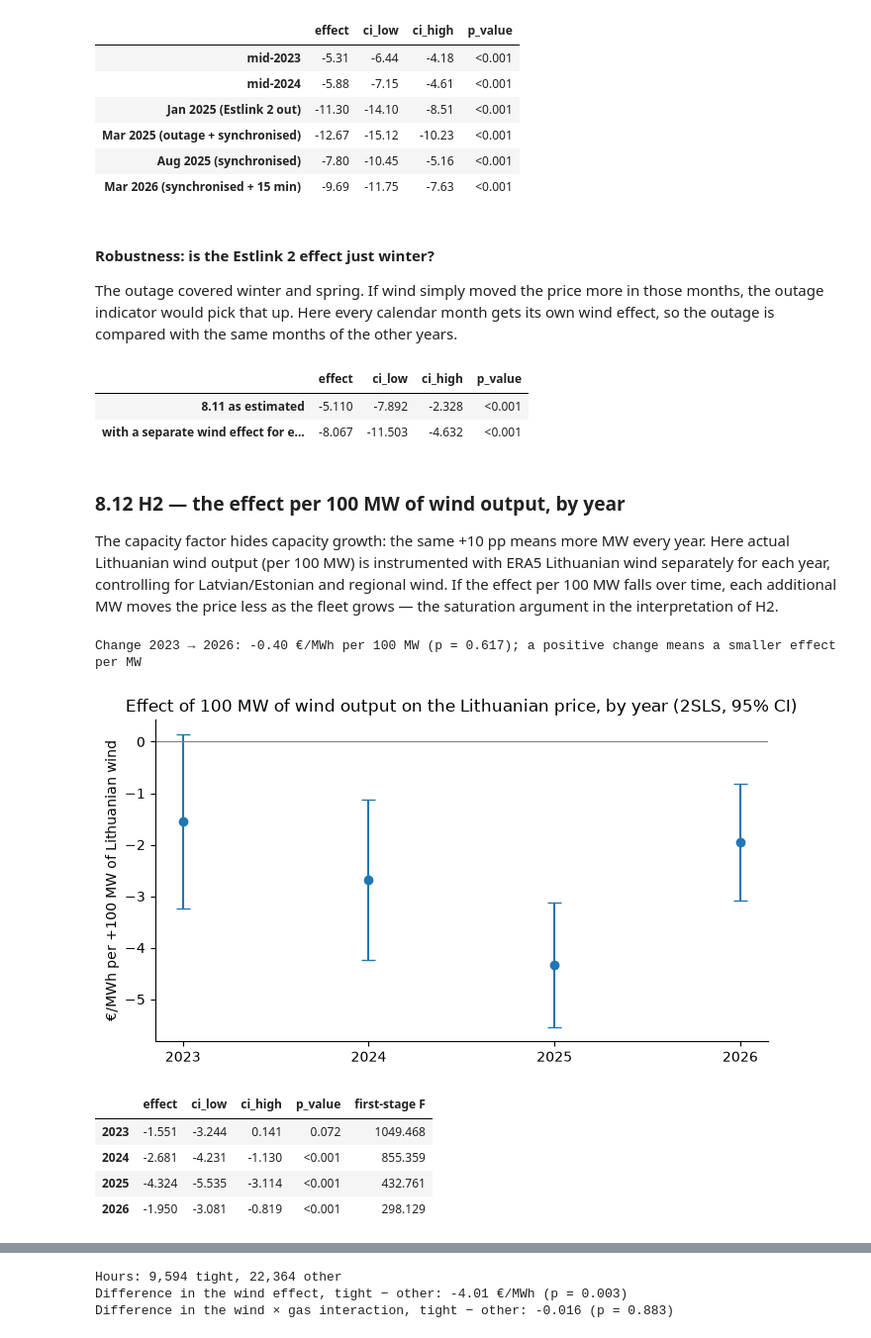
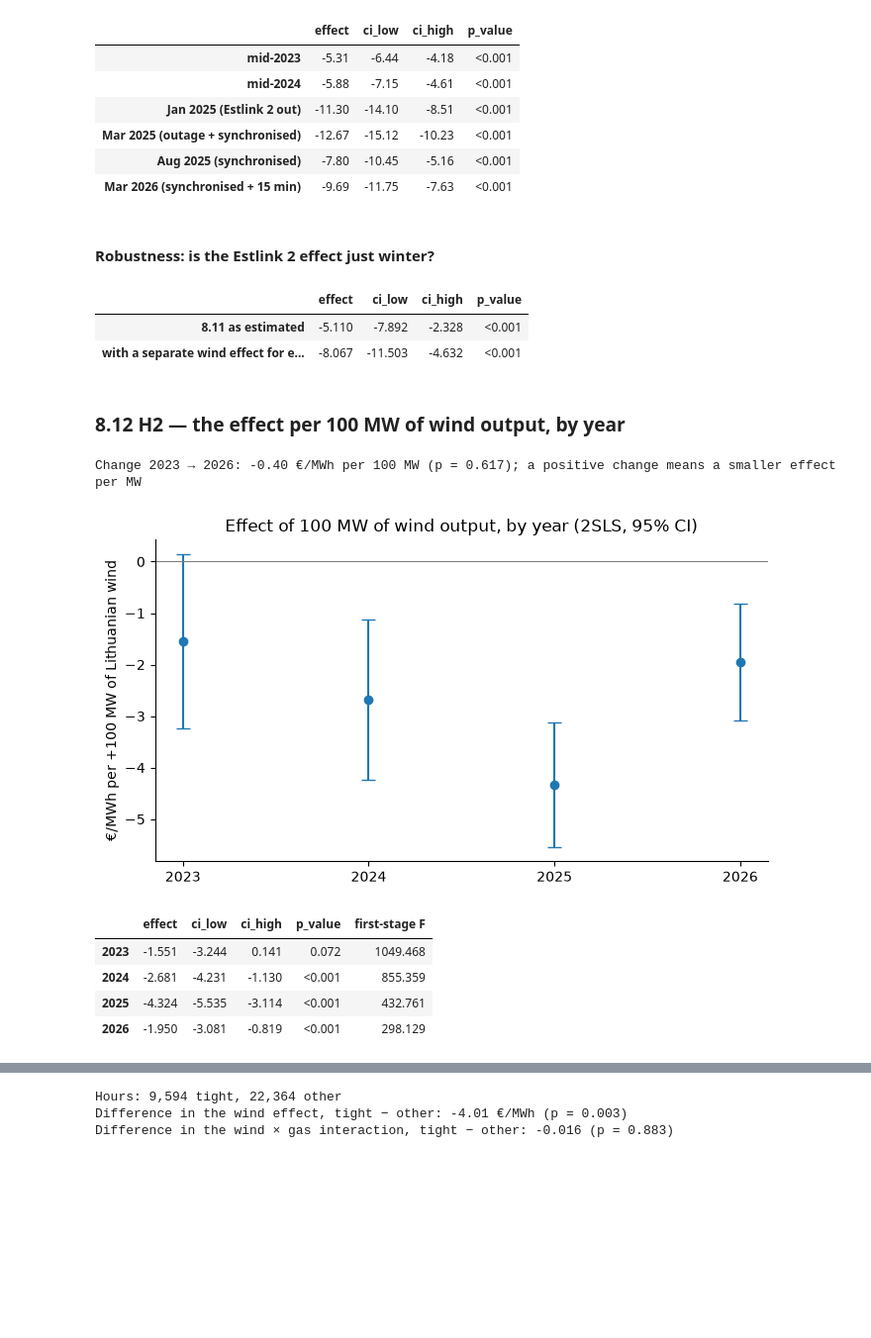
Before and after one commit to MangirdasMikalkenas/Weather_as_a_price_driver_-_Lithuanian_day-ahead_power_prices-_2023-2026, a Jupyter notebook: notebooks/01_price_drivers.ipynb, the cells around one changed output, grey strips where cells are left out. Shown at 99% size. Drawn from its saved outputs; the diff is of its cells as text; code cells hidden in the pictures; blank space fills up the shorter version.

Commit message:
Save charts as SVG and PNG; report uses SVG; remove stale figures; removed analysis from notebooks and moved them to proper results_analysis.md document; wrote a deeper analysis

```diff
--- a/notebooks/01_price_drivers.ipynb
+++ b/notebooks/01_price_drivers.ipynb
@@ -41,6 +16,11 @@ ROOT = Path.cwd() if (Path.cwd() / "data").exists() else Path.cwd().parent
 FIG = ROOT / "figures"
 FIG.mkdir(exist_ok=True)
 
+def save(fig, name):
+    # Save a chart twice: SVG stays sharp at any width (used in results_analysis.md), PNG suits slides and documents.
+    for ext in ("svg", "png"):
+        fig.savefig(FIG / f"{name}.{ext}", dpi=150, bbox_inches="tight")
+
 HAC = {"cov_type": "HAC", "cov_kwds": {"maxlags": 48}}  # errors correlated over up to 48 hours
 plt.rcParams.update({"figure.figsize": (9, 4.5), "axes.spines.top": False, "axes.spines.right": False})
 
@@ -662,9 +546,6 @@ pd.DataFrame({label: wind_effect_at(day) for label, day in dates.items()}).T.pip
 | Mar 2026 (synchronised + 15 min) | -9.69 | -11.75 | -7.63 | <0.001 |
 # %% [markdown]
 #### Robustness: is the Estlink 2 effect just winter?
-The outage covered winter and spring. If wind simply moved the price more in those months, the outage
-indicator would pick that up. Here every calendar month gets its own wind effect, so the outage is compared
-with the same months of the other years.
 # %%
 m_breaks_month = smf.ols(
     "price ~ wind_baltic:C(month_local) + wind_baltic:trend + wind_baltic:estlink2_out + wind_baltic:post_sync"
@@ -680,45 +561,41 @@ pd.DataFrame({
 | with a separate wind effect for e... | -8.067 | -11.503 | -4.632 | <0.001 |
 # %% [markdown]
 ### 8.12 H2 — the effect per 100 MW of wind output, by year
-The capacity factor hides capacity growth: the same +10 pp means more MW every year. Here actual Lithuanian
-wind output (per 100 MW) is instrumented with ERA5 Lithuanian wind separately for each year, controlling for
-Latvian/Estonian and regional wind. If the effect per 100 MW falls over time, each additional MW moves the
-price less as the fleet grows — the saturation argument in the interpretation of H2.
 # %%
 from scipy import stats
 
 d_iv_year = d.dropna(subset=["wind_mw_100", "wind_lt", "wind_lv_ee"]).copy()
 for y in years:
     d_iv_year[f"wind_mw_100_{y}"] = d_iv_year["wind_mw_100"] * (d_iv_year["year"] == y)
     d_iv_year[f"wind_lt_{y}"] = d_iv_year["wind_lt"] * (d_iv_year["year"] == y)
 endog = " + ".join(f"wind_mw_100_{y}" for y in years)
 instruments = " + ".join(f"wind_lt_{y}" for y in years)
 m_iv_year = IV2SLS.from_formula(f"price ~ 1 + {IV_CONTROLS} + [{endog} ~ {instruments}]", data=d_iv_year).fit(
     cov_type="kernel", kernel="bartlett", bandwidth=48)
 
 per_mw = pd.DataFrame({y: effect(m_iv_year, f"wind_mw_100_{y}") for y in years}).T
 per_mw["first-stage F"] = [m_iv_year.first_stage.diagnostics.loc[f"wind_mw_100_{y}", "f.stat"] for y in years]
 
 first, last = f"wind_mw_100_{years[0]}", f"wind_mw_100_{years[-1]}"
 b, V = m_iv_year.params, m_iv_year.cov
 diff_mw = b[last] - b[first]
 p_mw = 2 * (1 - stats.norm.cdf(abs(diff_mw / np.sqrt(V.loc[last, last] + V.loc[first, first] - 2 * V.loc[last, first]))))
 print(f"Change {years[0]} → {years[-1]}: {diff_mw:+.2f} €/MWh per 100 MW ({fmt_p(p_mw)}); "
       "a positive change means a smaller effect per MW")
 
 fig, ax = plt.subplots(figsize=(7, 4))
 ax.errorbar(per_mw.index.astype(str), per_mw["effect"],
             yerr=[per_mw["effect"] - per_mw["ci_low"], per_mw["ci_high"] - per_mw["effect"]], fmt="o", capsize=5)
 ax.axhline(0, color="grey", lw=0.8)
 ax.set_ylabel("€/MWh per +100 MW of Lithuanian wind")
-ax.set_title("Effect of 100 MW of wind output on the Lithuanian price, by year (2SLS, 95% CI)")
+ax.set_title("Effect of 100 MW of wind output, by year (2SLS, 95% CI)")
 fig.tight_layout()
-fig.savefig(FIG / "q1_effect_per_100mw_by_year.png", dpi=150)
+save(fig, "q1_effect_per_100mw_by_year")
 plt.show()
 show(per_mw)
 # %% [output]
 Change 2023 → 2026: -0.40 €/MWh per 100 MW (p = 0.617); a positive change means a smaller effect per MW
-[figure, old version]
+[figure, new version]
 |  | effect | ci_low | ci_high | p_value | first-stage F |
 | 2023 | -1.551 | -3.244 | 0.141 | 0.072 | 1049.468 |
 | 2024 | -2.681 | -4.231 | -1.130 | <0.001 | 855.359 |
```
Also changed, not shown: parts of 27 cells of this notebook, 40 other files.
